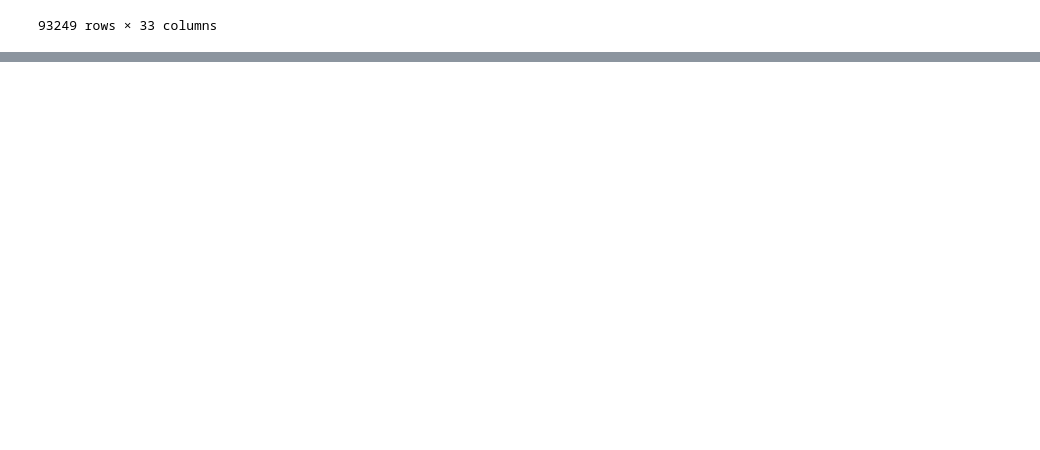
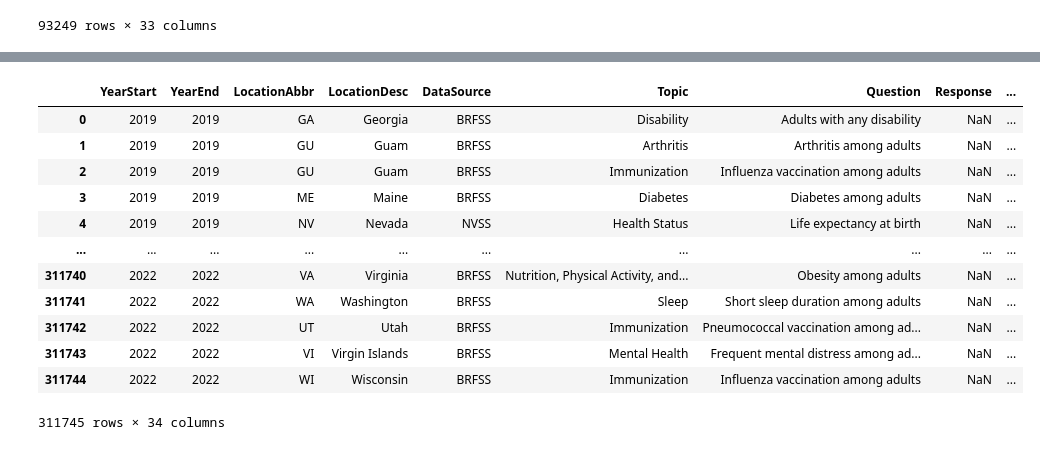
Before and after one commit to 4GeeksAcademy/KURGANOVA_DATASETS, a Jupyter notebook: src/explore.ipynb, the cells around one changed output, grey strips where cells are left out. Drawn from its saved outputs; the diff is of its cells as text; code cells hidden in the pictures; blank space fills up the shorter version.

```diff
--- a/src/explore.ipynb
+++ b/src/explore.ipynb
@@ -78,0 +55,19 @@ datasetNutri
+# %%
+# Your code here
+import pandas as pd
+datasetcronic = pd.read_csv('../data/raw/U.S._Chronic_Disease_Indicators.csv')
+datasetcronic
+# %% [output]
+|  | YearStart | YearEnd | LocationAbbr | LocationDesc | DataSource | Topic | Question | Response | ... |
+| 0 | 2019 | 2019 | GA | Georgia | BRFSS | Disability | Adults with any disability | NaN | ... |
+| 1 | 2019 | 2019 | GU | Guam | BRFSS | Arthritis | Arthritis among adults | NaN | ... |
+| 2 | 2019 | 2019 | GU | Guam | BRFSS | Immunization | Influenza vaccination among adults | NaN | ... |
+| 3 | 2019 | 2019 | ME | Maine | BRFSS | Diabetes | Diabetes among adults | NaN | ... |
+| 4 | 2019 | 2019 | NV | Nevada | NVSS | Health Status | Life expectancy at birth | NaN | ... |
+| ... | ... | ... | ... | ... | ... | ... | ... | ... | ... |
+| 311740 | 2022 | 2022 | VA | Virginia | BRFSS | Nutrition, Physical Activity, and... | Obesity among adults | NaN | ... |
+| 311741 | 2022 | 2022 | WA | Washington | BRFSS | Sleep | Short sleep duration among adults | NaN | ... |
+| 311742 | 2022 | 2022 | UT | Utah | BRFSS | Immunization | Pneumococcal vaccination among ad... | NaN | ... |
+| 311743 | 2022 | 2022 | VI | Virgin Islands | BRFSS | Mental Health | Frequent mental distress among ad... | NaN | ... |
+| 311744 | 2022 | 2022 | WI | Wisconsin | BRFSS | Immunization | Influenza vaccination among adults | NaN | ... |
+311745 rows × 34 columns
```
Also changed, not shown: parts of 8 cells of this notebook, 6 other files.
